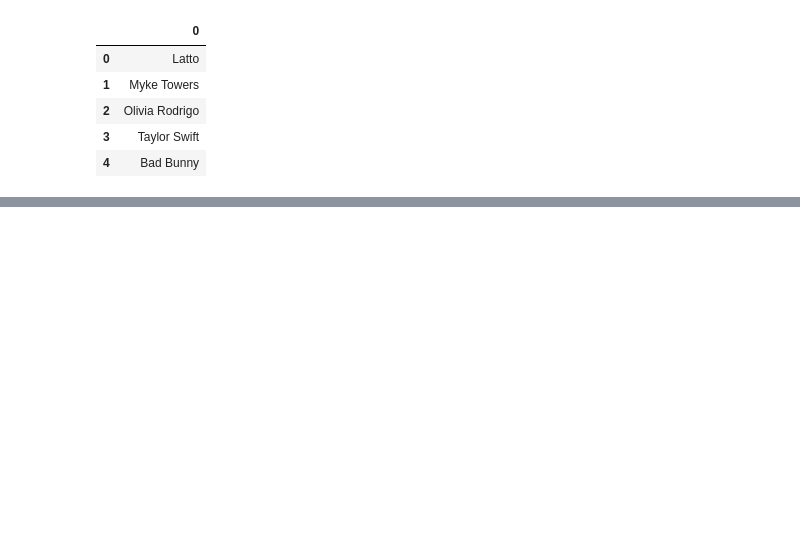
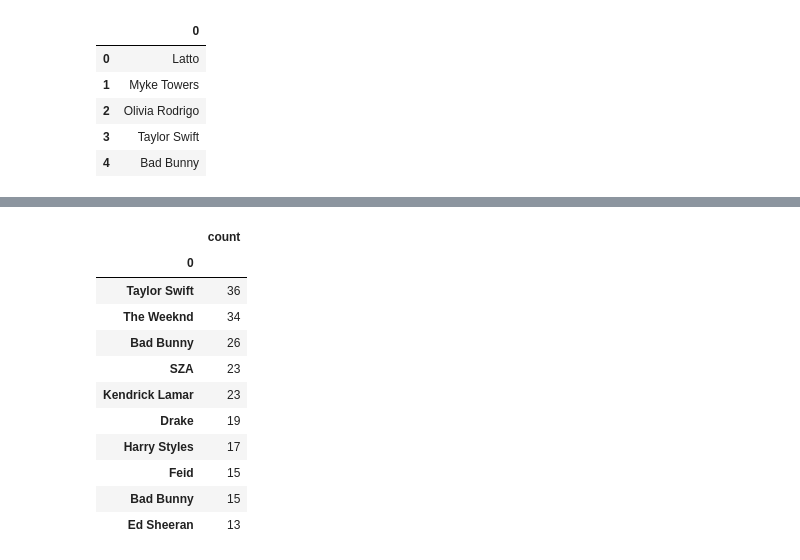
Before and after one commit to d6kramer/project-1-group-08, a Jupyter notebook: starter_notebook.ipynb, the cells around one changed output, grey strips where cells are left out. Drawn from its saved outputs; the diff is of its cells as text; code cells hidden in the pictures; blank space fills up the shorter version.

```diff
--- a/starter_notebook.ipynb
+++ b/starter_notebook.ipynb
@@ -102,0 +126,16 @@ counter
+# %%
+count_sorted_df = pd.DataFrame(sorted_df)
+count_sorted_df.head(10)
+# %% [output]
+|  | count |
+| 0 |  |
+| Taylor Swift | 36 |
+| The Weeknd | 34 |
+| Bad Bunny | 26 |
+| SZA | 23 |
+| Kendrick Lamar | 23 |
+| Drake | 19 |
+| Harry Styles | 17 |
+| Feid | 15 |
+| Bad Bunny | 15 |
+| Ed Sheeran | 13 |
```
Also changed, not shown: parts of 9 cells of this notebook.
